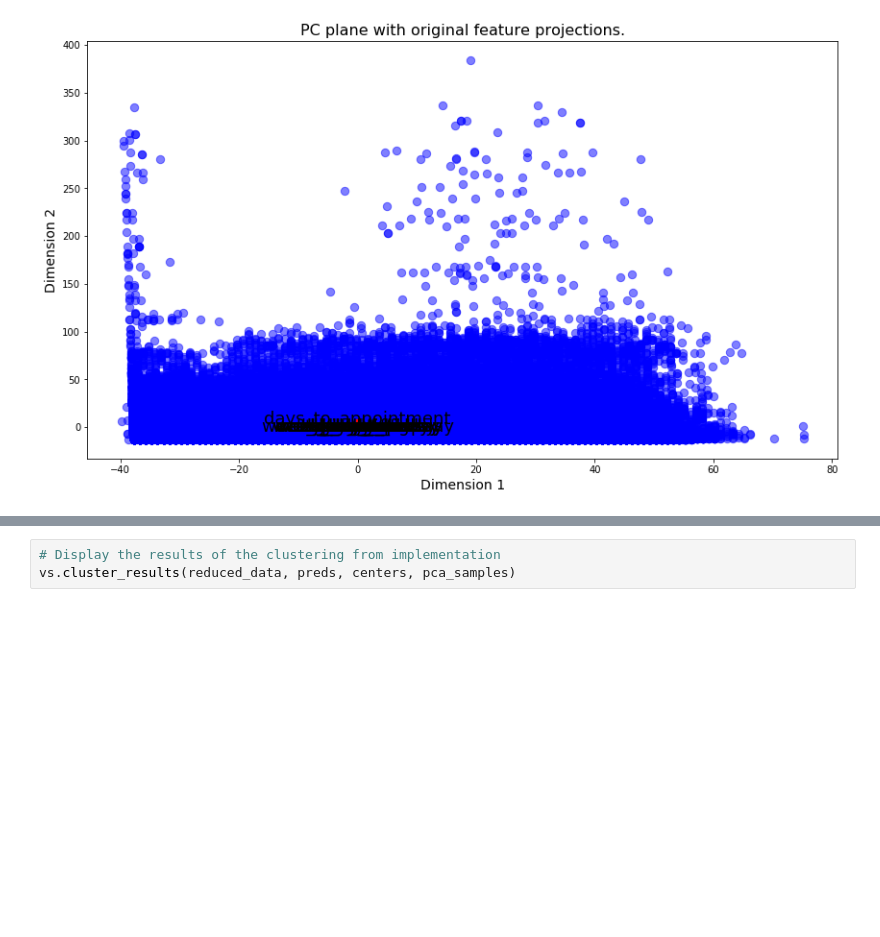
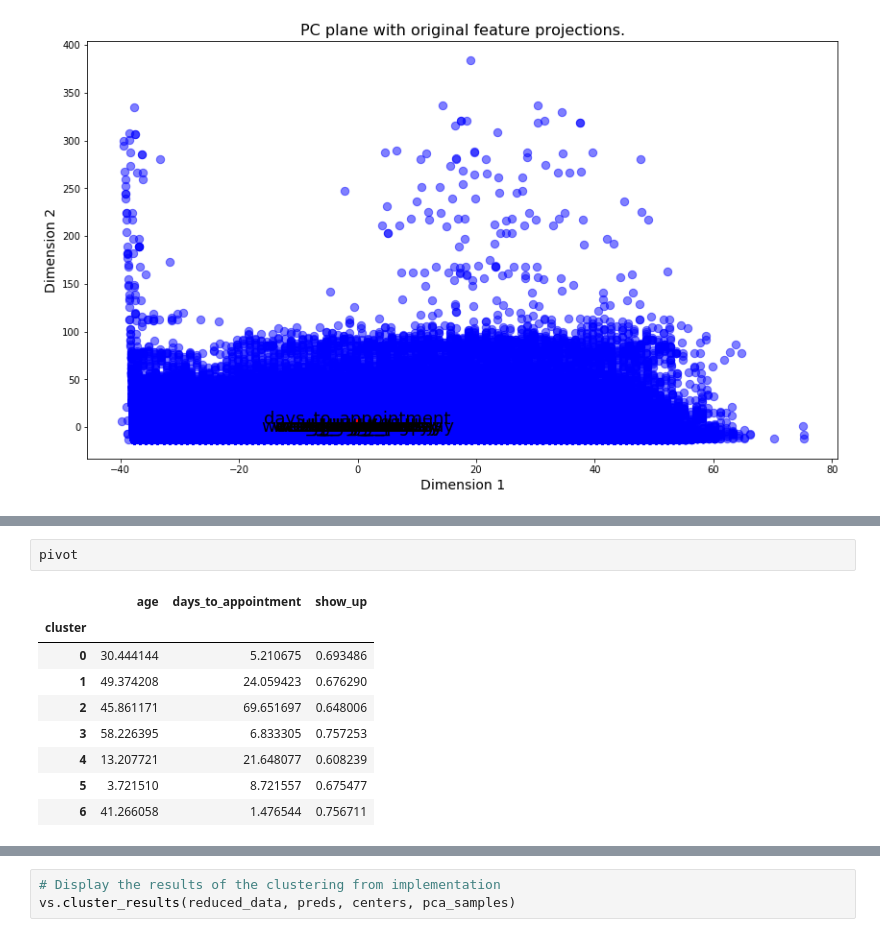
Before and after one commit to edvalente/mlnd-capstone-project, a Jupyter notebook: notebooks/capstone-scrapbook.ipynb, the cells around one changed output, grey strips where cells are left out. Cells and saved outputs as stored; diff of their text form; blank space fills up the shorter version.

```diff
--- a/notebooks/capstone-scrapbook.ipynb
+++ b/notebooks/capstone-scrapbook.ipynb
@@ -377,0 +342,12 @@ vs.biplot(data, reduced_data, pca)
+# %%
+pivot
+# %% [output]
+|  | age | days_to_appointment | show_up |
+| cluster |  |  |  |
+| 0 | 30.444144 | 5.210675 | 0.693486 |
+| 1 | 49.374208 | 24.059423 | 0.676290 |
+| 2 | 45.861171 | 69.651697 | 0.648006 |
+| 3 | 58.226395 | 6.833305 | 0.757253 |
+| 4 | 13.207721 | 21.648077 | 0.608239 |
+| 5 | 3.721510 | 8.721557 | 0.675477 |
+| 6 | 41.266058 | 1.476544 | 0.756711 |
```
Also changed, not shown: parts of 21 cells of this notebook, 2 other files.
